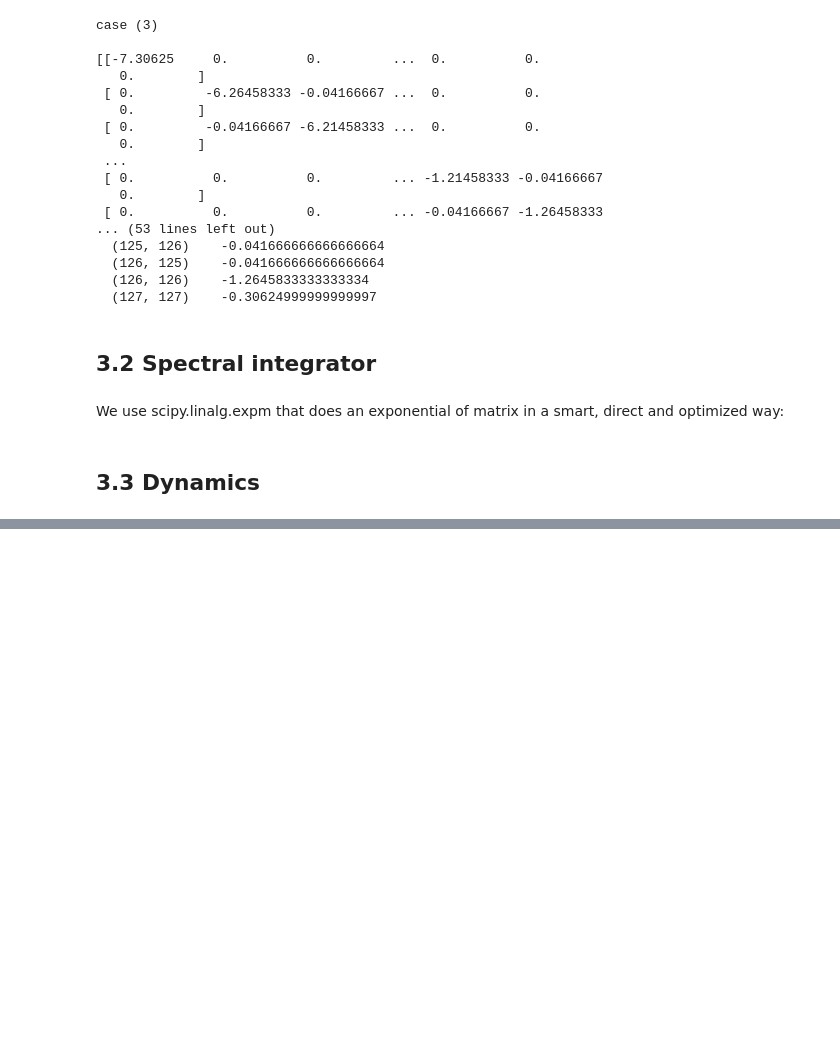
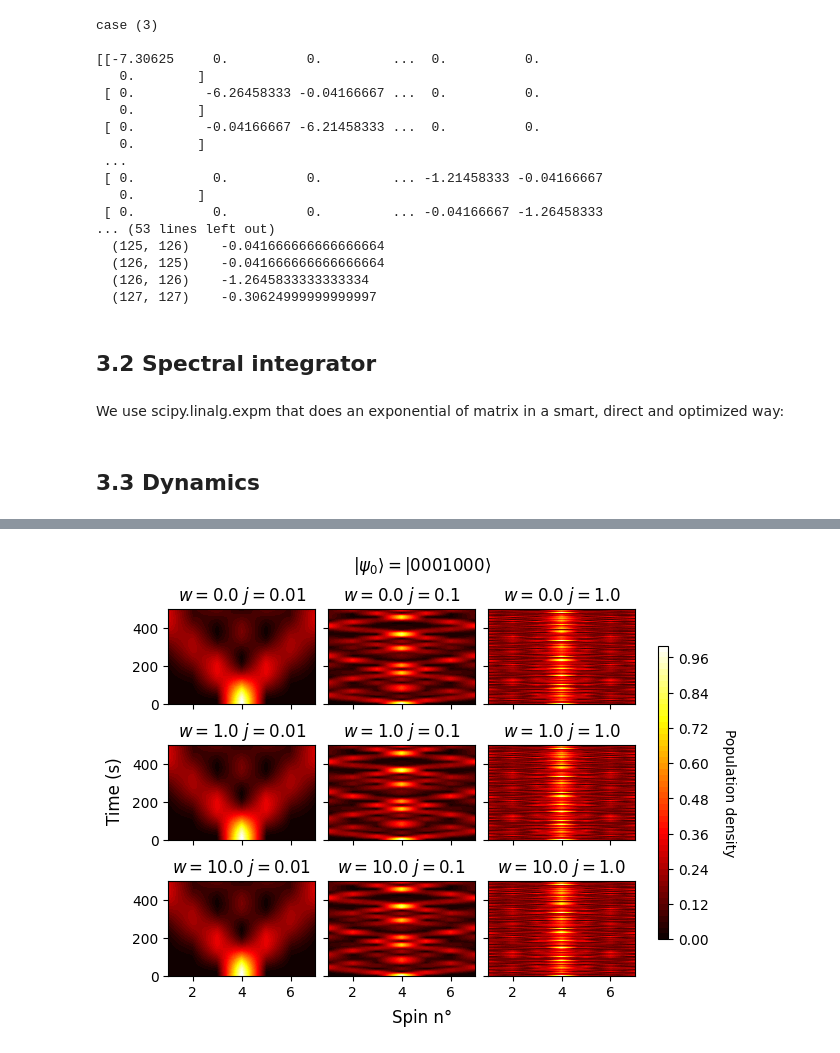
Before and after one commit to JulioSteve/AdvancedQuantumDynamics, a Jupyter notebook: BB/DQC_Spin_Lattice.ipynb, the cells around one changed output, grey strips where cells are left out. Cells and saved outputs as stored; diff of their text form; code cells hidden in the pictures; blank space fills up the shorter version.

```diff
--- a/BB/DQC_Spin_Lattice.ipynb
+++ b/BB/DQC_Spin_Lattice.ipynb
@@ -795,0 +864,22 @@ for k in range(1,Nspins+1):
+# %%
+def last_graph(psi, title):
+    fig, ax = plt.subplots(3,3,layout="constrained", sharex=True, sharey=True)
+    fig.suptitle(title)
+
+    wL = [0.0,1.0,10.0]
+    jL = [0.01, 0.1, 1.0]
+
+    for i,ws in enumerate(wL):
+        for j,js in enumerate(jL):
+            ax[i,j].set_title(fr"$w={ws}$ $j={js}$")
+            H = QuantumHamiltonian_chain(Jxyz=[js,js,js], w=ws, N=7, flag="open", force_real=True)
+            pop = createpop(psi, H)
+            gp=ax[i,j].contourf(range(1,Nspins+1),[i*dt for i in range(Ntime)],pop,[i*0.02 for i in range(51)],cmap='hot',antialiased=False)
+    fig.supxlabel('Spin n°')
+    fig.supylabel('Time (s)')
+    cbar = fig.colorbar(gp, ax=ax.ravel().tolist(), shrink=0.8, aspect=30)
+    cbar.set_label('Population density', rotation=270, labelpad=20)
+# %%
+last_graph(psi0_mid, r"$|\psi_0\rangle=|0001000\rangle$")
+# %% [output]
+[figure, added]
```
Also changed, not shown: parts of 30 cells of this notebook, 2 other files.
